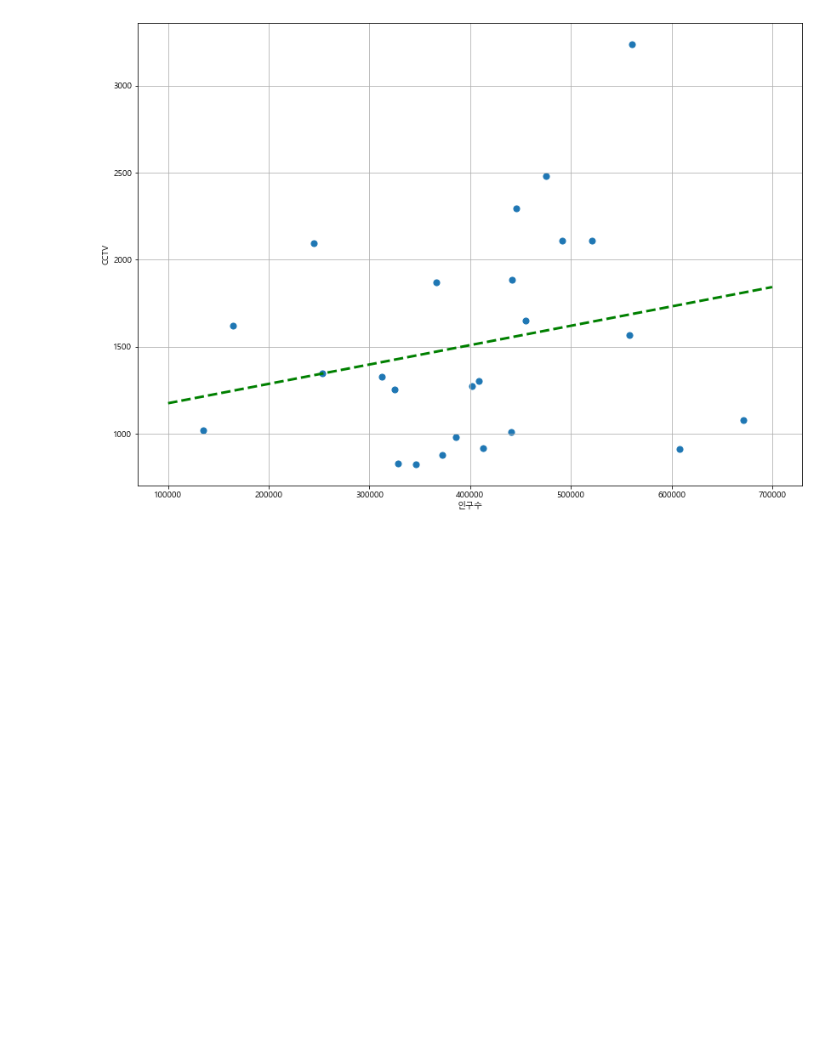
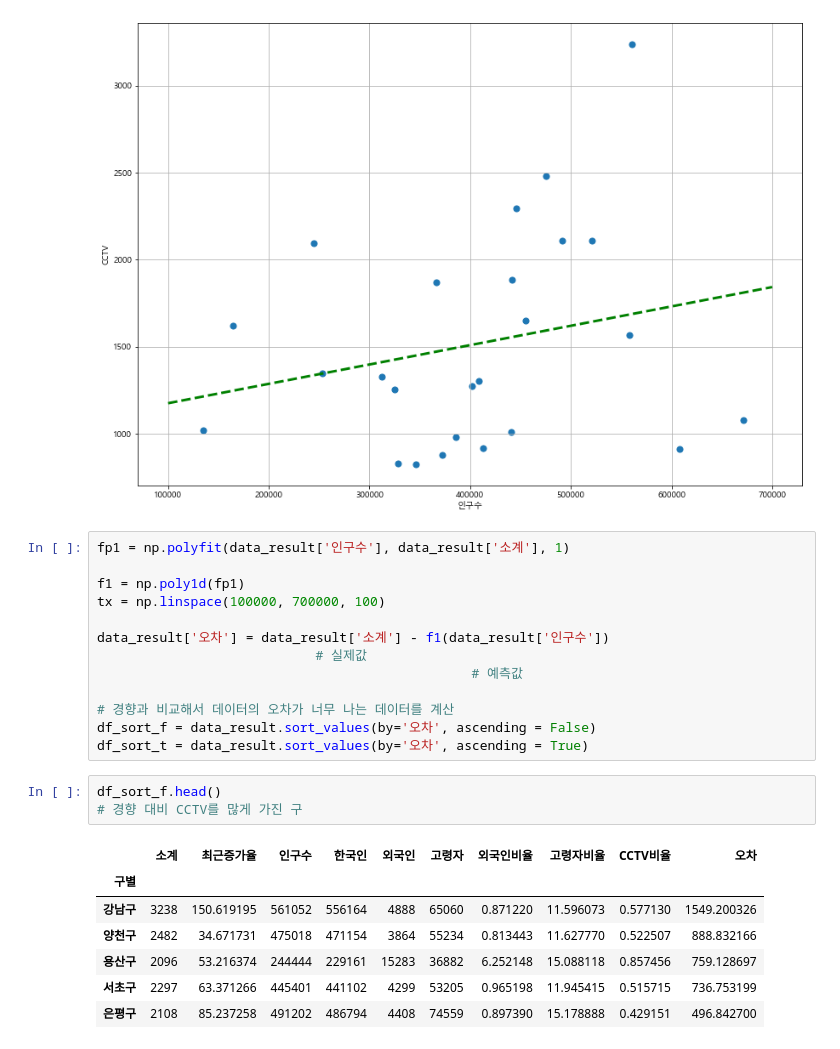
Before and after one commit to newrandom/Zero_part5_EDA-scrapping, a Jupyter notebook: chapter/02-15. CCTV 데이터와 그래프로 표현하기.ipynb, the cells around one changed output. Cells and saved outputs as stored; diff of their text form; blank space fills up the shorter version.

```diff
--- a/chapter/02-15. CCTV 데이터와 그래프로 표현하기.ipynb
+++ b/chapter/02-15. CCTV 데이터와 그래프로 표현하기.ipynb
@@ -267,3 +267,27 @@ def drawGraph():
 drawGraph()
 # %% [output]
 [figure]
+# %%
+fp1 = np.polyfit(data_result['인구수'], data_result['소계'], 1)
+
+f1 = np.poly1d(fp1)
+tx = np.linspace(100000, 700000, 100)
+
+data_result['오차'] = data_result['소계'] - f1(data_result['인구수'])
+                            # 실제값
+                                                # 예측값
+
+# 경향과 비교해서 데이터의 오차가 너무 나는 데이터를 계산
+df_sort_f = data_result.sort_values(by='오차', ascending = False)
+df_sort_t = data_result.sort_values(by='오차', ascending = True)
+# %%
+df_sort_f.head()
+# 경향 대비 CCTV를 많게 가진 구
+# %% [output]
+|  | 소계 | 최근증가율 | 인구수 | 한국인 | 외국인 | 고령자 | 외국인비율 | 고령자비율 | CCTV비율 | 오차 |
+| 구별 |  |  |  |  |  |  |  |  |  |  |
+| 강남구 | 3238 | 150.619195 | 561052 | 556164 | 4888 | 65060 | 0.871220 | 11.596073 | 0.577130 | 1549.200326 |
+| 양천구 | 2482 | 34.671731 | 475018 | 471154 | 3864 | 55234 | 0.813443 | 11.627770 | 0.522507 | 888.832166 |
+| 용산구 | 2096 | 53.216374 | 244444 | 229161 | 15283 | 36882 | 6.252148 | 15.088118 | 0.857456 | 759.128697 |
+| 서초구 | 2297 | 63.371266 | 445401 | 441102 | 4299 | 53205 | 0.965198 | 11.945415 | 0.515715 | 736.753199 |
+| 은평구 | 2108 | 85.237258 | 491202 | 486794 | 4408 | 74559 | 0.897390 | 15.178888 | 0.429151 | 496.842700 |
```
Also changed, not shown: parts of 6 cells of this notebook, 12 other files.
